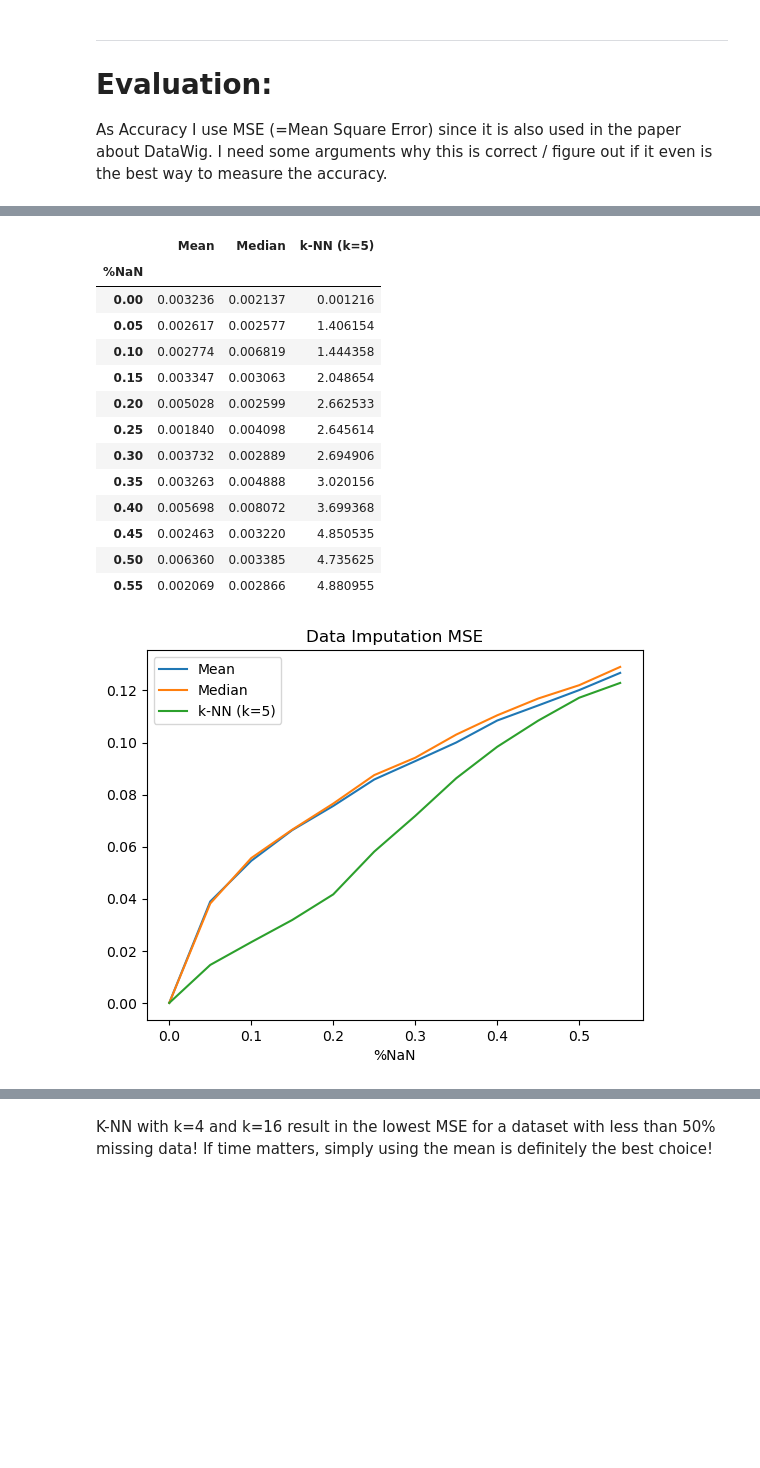
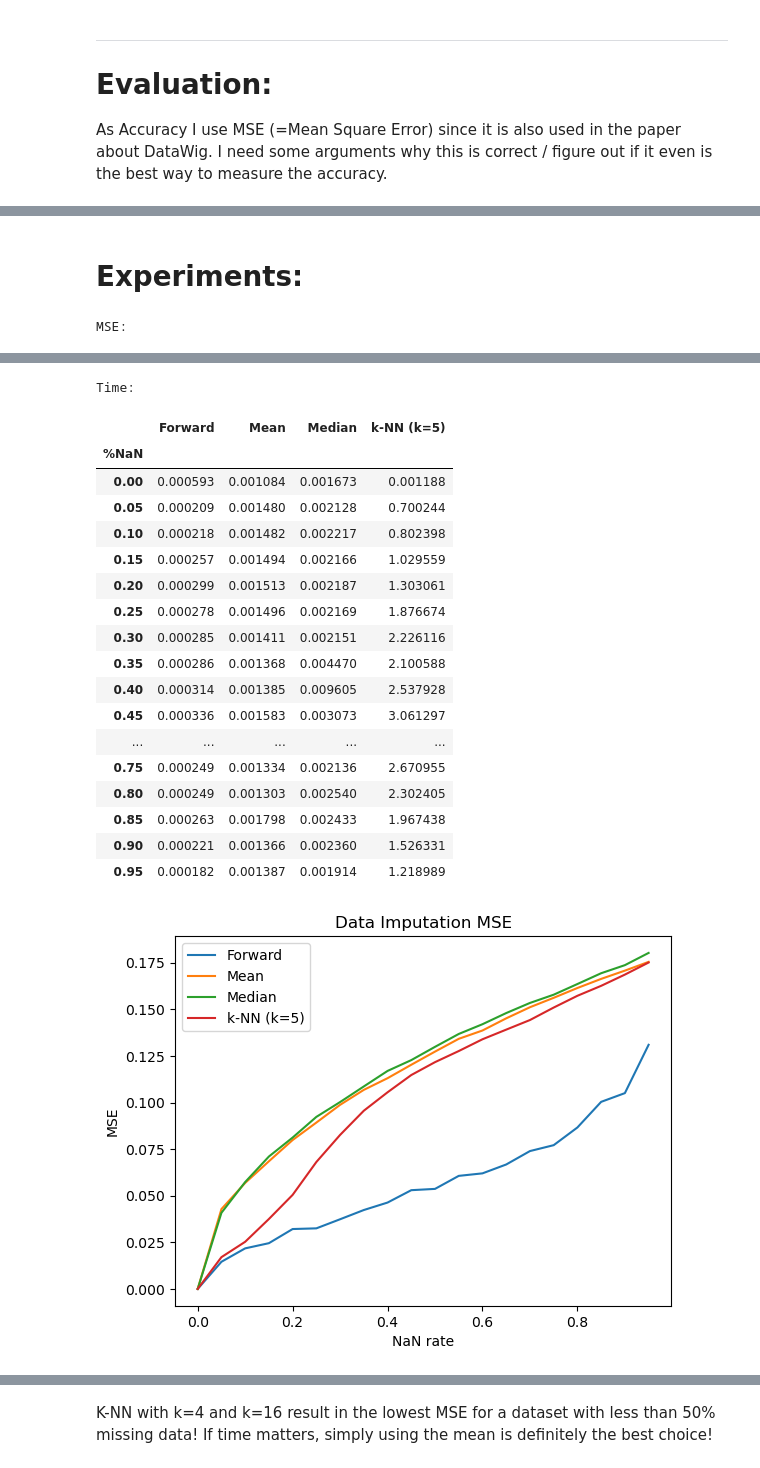
Before and after one commit to elsandner/Master_Project, a Jupyter notebook: NDBC/5_NaN_imputation_comparison.ipynb, the cells around one changed output, grey strips where cells are left out. Saved outputs shown, nothing was run; the diff lists cells and outputs as text; code cells hidden in the pictures; blank space fills up the shorter version.

```diff
--- a/NDBC/5_NaN_imputation_comparison.ipynb
+++ b/NDBC/5_NaN_imputation_comparison.ipynb
@@ -270,6 +266,11 @@ test_data.head()
 # Data Imputation Techniques:
 
 All functions should take a dataframe with NaN values as input and return a dataframe with the imputed values. Those methods must be useable as a parameter for the evaluation function!
+# %%
+def imputation_fedfroward(data):
+    data.fillna(method='ffill', inplace=True)   #replace all NaN values with previous valid value
+    data.fillna(method='bfill', inplace=True)   #back-forward ... needed for case that there is no previous value -> takes the following valid value
+    return data
 # %%
 def imputation_mean(data):
     return data.fillna(data.mean()) #replace all NaN values with the column-mean
@@ -335,7 +340,7 @@ evaluate(imputation_knn(5), test_data, NaN_rate=.1)
 # %%
 #TODO:
 def multiple_evaluation(imp_function, df_ground_truth):
-    NaN_rates = np.arange(0, .6, .05)
+    NaN_rates = np.arange(0, 1, .05)
 
     statistic = pd.DataFrame(columns=["%NaN", "MSE", "Exec Time"])
     for NaN_rate in NaN_rates:
@@ -383,22 +392,36 @@ def visualize_evaluation(imputation_techniques):
     time_statistic.index = statistic["%NaN"]
 
     # visualize
+    print("MSE:")
     display(mse_statistic)
+    print("Time:")
     display(time_statistic)
 
     mse_statistic.plot( y=imp_tech_names,
+                        ylabel = "MSE",
+                        xlabel = "NaN rate",
                     title="Data Imputation MSE",
                 )
 
-    time_statistic.plot( y=imp_tech_names,
-                    title="Data Imputation Execution Time"
-                )
+    #time_statistic.plot( y=imp_tech_names,
+    #                title="Data Imputation Execution Time"
+    #            )
+
+    time_statistic.plot(title="Data Imputation Execution Time")
+    plt.yscale('log')
+    plt.show()
+
+
     return mse_statistic, time_statistic
+# %% [markdown]
+# Experiments:
 # %%
 imputation_techniques = [
+    (imputation_fedfroward, "Forward"),
     (imputation_mean, "Mean"),
     (imputation_median, "Median"),
     (imputation_knn(5), "k-NN (k=5)"),
 ]
 mse_statistic, time_statistic = visualize_evaluation(imputation_techniques)
 # %% [output]
+MSE:
@@ -419,15 +446,20 @@ mse_statistic, time_statistic = visualize_evaluation(imputation_techniques)
+Time:
-|  | Mean | Median | k-NN (k=5) |
-| %NaN |  |  |  |
-| 0.00 | 0.003236 | 0.002137 | 0.001216 |
-| 0.05 | 0.002617 | 0.002577 | 1.406154 |
-| 0.10 | 0.002774 | 0.006819 | 1.444358 |
-| 0.15 | 0.003347 | 0.003063 | 2.048654 |
-| 0.20 | 0.005028 | 0.002599 | 2.662533 |
-| 0.25 | 0.001840 | 0.004098 | 2.645614 |
-| 0.30 | 0.003732 | 0.002889 | 2.694906 |
-| 0.35 | 0.003263 | 0.004888 | 3.020156 |
-| 0.40 | 0.005698 | 0.008072 | 3.699368 |
-| 0.45 | 0.002463 | 0.003220 | 4.850535 |
-| 0.50 | 0.006360 | 0.003385 | 4.735625 |
-| 0.55 | 0.002069 | 0.002866 | 4.880955 |
+|  | Forward | Mean | Median | k-NN (k=5) |
+| %NaN |  |  |  |  |
+| 0.00 | 0.000593 | 0.001084 | 0.001673 | 0.001188 |
+| 0.05 | 0.000209 | 0.001480 | 0.002128 | 0.700244 |
+| 0.10 | 0.000218 | 0.001482 | 0.002217 | 0.802398 |
+| 0.15 | 0.000257 | 0.001494 | 0.002166 | 1.029559 |
+| 0.20 | 0.000299 | 0.001513 | 0.002187 | 1.303061 |
+| 0.25 | 0.000278 | 0.001496 | 0.002169 | 1.876674 |
+| 0.30 | 0.000285 | 0.001411 | 0.002151 | 2.226116 |
+| 0.35 | 0.000286 | 0.001368 | 0.004470 | 2.100588 |
+| 0.40 | 0.000314 | 0.001385 | 0.009605 | 2.537928 |
+| 0.45 | 0.000336 | 0.001583 | 0.003073 | 3.061297 |
+| ... | ... | ... | ... | ... |
+| 0.75 | 0.000249 | 0.001334 | 0.002136 | 2.670955 |
+| 0.80 | 0.000249 | 0.001303 | 0.002540 | 2.302405 |
+| 0.85 | 0.000263 | 0.001798 | 0.002433 | 1.967438 |
+| 0.90 | 0.000221 | 0.001366 | 0.002360 | 1.526331 |
+| 0.95 | 0.000182 | 0.001387 | 0.001914 | 1.218989 |
-[figure, old version]
+[figure, new version]
```
Also changed, not shown: parts of 20 cells of this notebook, 19 other files.
